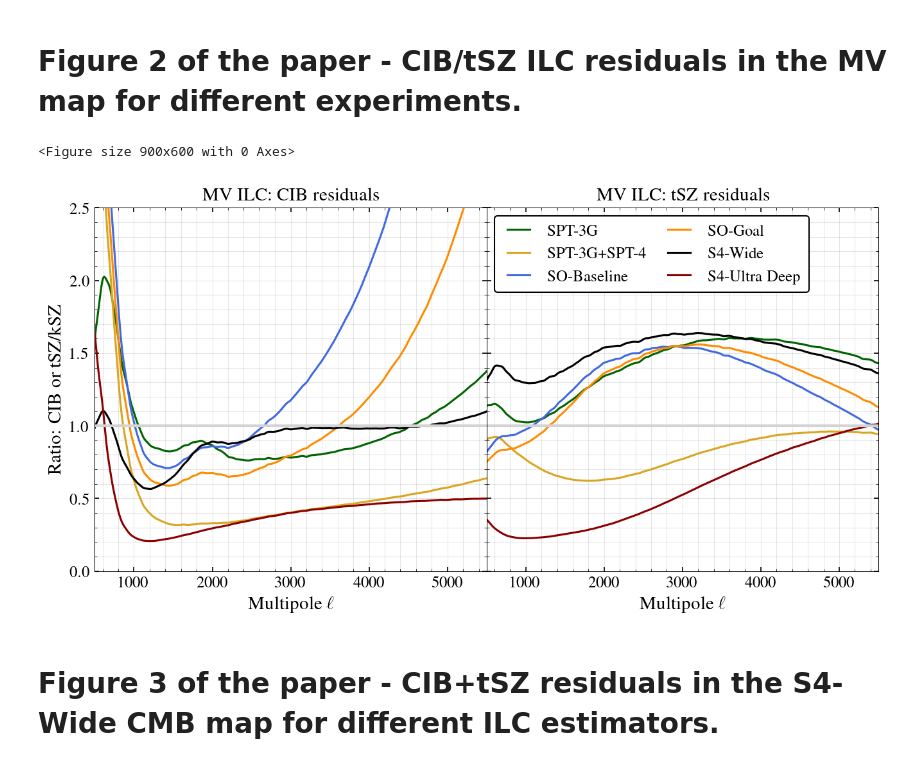
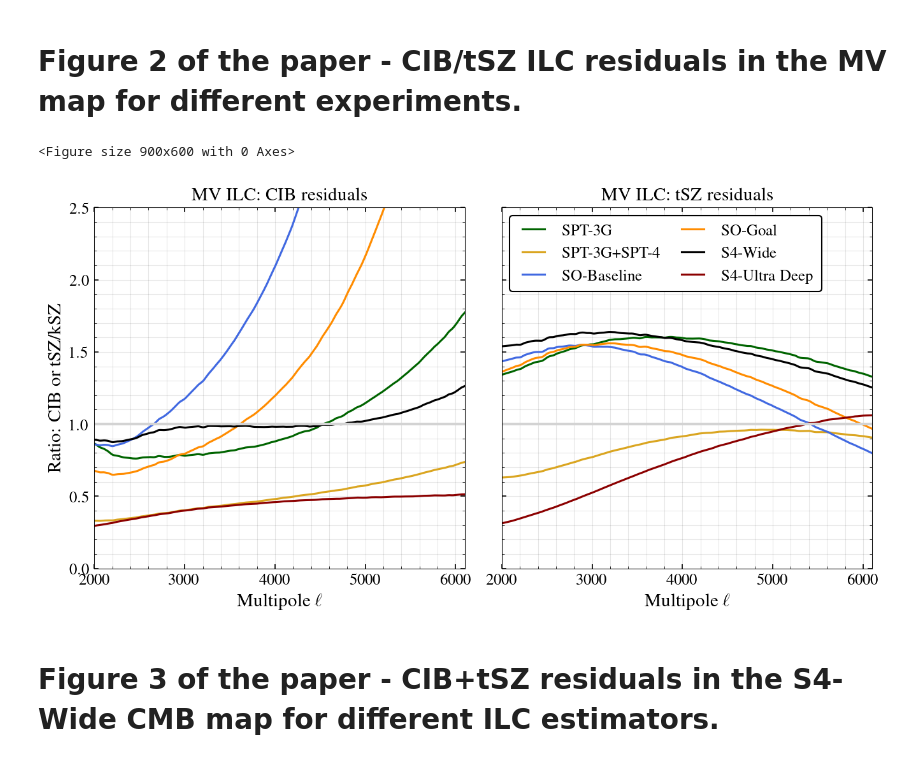
Before and after one commit to sriniraghunathan/cross_ilc_methods_paper, a Jupyter notebook: make_paper_plots.ipynb, the cells around one changed output. Drawn from its saved outputs; the diff is of its cells as text; code cells hidden in the pictures.

Commit message:
minor changes; plots / latex comments in notebook

```diff
--- a/make_paper_plots.ipynb
+++ b/make_paper_plots.ipynb
@@ -79,12 +76,23 @@ dict_keys(['mv', 'tszfree', 'cibfree', 'mvxcibfree', 'mvxtszfree', 'tszfreexcibf
 dict_keys(['weights', 'total_ilc_residuals', 'cib_plus_tsz_residuals', 'cib_residuals', 'tsz_residuals', 'nl_TP_dict', 'cl_signal_plus_noise', 'ilc_keyname_arr', 'el'])
 # %%
 #experiment names and colours
+def get_colours(no_of_colors_reqd, cmap = cm.RdYlBu):
+    colorarr = [cmap(int(d)) for d in np.linspace(0, 255, no_of_colors_reqd)]
+    #colorarr[2] = 'goldenrod'
+    return colorarr
+
 exp_specs_dict = {'s4_wide': ['S4-Wide', 'black'],
                   's4_deep': ['S4-Ultra Deep', 'darkred'],
                   'spt3g': ['SPT-3G', 'darkgreen'],
                   'spt4': ['SPT-3G+SPT-4', 'goldenrod'],
                   'so_baseline': ['SO-Baseline', 'royalblue'],
                   'so_goal': ['SO-Goal', 'darkorange']}
+
+'''
+colorarr = get_colours( len(exp_specs_dict) )
+for cntr, expname in enumerate( exp_specs_dict ):
+    exp_specs_dict[expname][1] = colorarr[cntr]
+'''
 
 #experiment ordering
 exparr = ['spt3g', 'spt4', 'so_baseline', 'so_goal', 's4_wide', 's4_deep']
@@ -163,7 +171,7 @@ fn_format_axis(ax,fsval-2,fsval-2)
 #limits
 #xmin, xmax = 1000., 5000.
 #ymin, ymax = 0.5, 50.
-xmin, xmax = 500., 6000.
+xmin, xmax = 500., 6100.
 ymin, ymax = .5, 30.
 xlim(xmin, xmax); ylim(ymin, ymax)
 
@@ -191,7 +199,7 @@ els = ilc_dict['el']
 
 clf()
 fig=figure(figsize = (10.5, 5.))
-subplots_adjust(wspace = 0.)
+subplots_adjust(wspace = 0.1)
 fsval = 14
 for cntr, comp in enumerate( ['CIB', 'tSZ'] ):
     if ratio_plot:
@@ -251,7 +259,8 @@ for cntr, comp in enumerate( ['CIB', 'tSZ'] ):
 
 
     #limits
-    xmin, xmax = 500., 5500.
+    #xmin, xmax = 500., 5500.
+    xmin, xmax = 2000., 6100.
     if ratio_plot:
         axhline(1., lw = 2., color = 'lightgray')
         ymin, ymax = 0., 2.5
@@ -260,34 +269,35 @@ for cntr, comp in enumerate( ['CIB', 'tSZ'] ):
         axhline(3., lw = 0.5)
         ymin, ymax = 0.1, 2e2
         ylab=r'$\ell(\ell+1)\ C_{\ell} / 2\pi$ [$\mu$K$^{2}$]'
 
     if cntr == 0:
         ylabel(ylab, fontsize = fsval)
     else:
          setp(ax.get_yticklabels(), visible=False)
     xlim(xmin, xmax); ylim(ymin, ymax)
+    ax.xaxis.set_major_locator(MaxNLocator(nbins=5))
 
     #grid
     #grid(which = 'major', axis = 'both', lw = 0.1, color = 'black')
     #grid(which = 'minor', axis = 'both', lw = 0.05, color = 'black')
     grid(True, which='both', axis = 'both', lw = 0.5, alpha = 0.1)
 
 if (0): #add legend
     xloc, yloc = 0.1, -.07
     w, h = 0.7, 0.1
     cax = fig.add_axes([xloc, yloc, w, h])
     for expname in total_ilc_residuals_dict:
         expname_str, colorval = exp_specs_dict[expname]
         plot([], [], color = colorval, lw = lwval, label = r'\textsc{%s}' %(expname_str))
     legend(loc = 1, fontsize = fsval, ncol = 3, columnspacing=1., framealpha=0.)
     axis('off')
 #save
 plname = 'plots/ilc_cib_tsz_residuals_mv.pdf'
 savefig(plname, dpi = 200.)
 show()
 # %% [output]
 <Figure size 900x600 with 0 Axes>
-[figure, old version]
+[figure, new version]
 # %% [markdown]
 # Figure 3 of the paper - CIB+tSZ residuals in the S4-Wide CMB map for different ILC estimators.
 # %%
```
Also changed, not shown: parts of 11 cells of this notebook, 8 other files.
